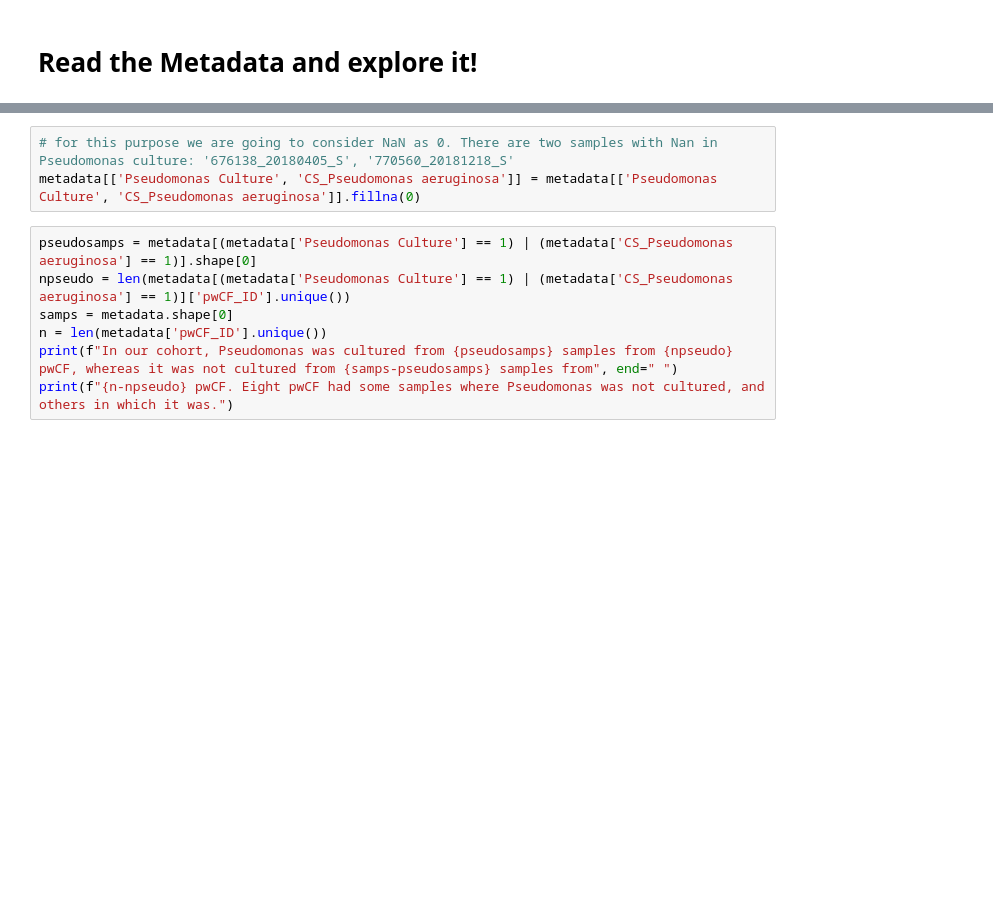
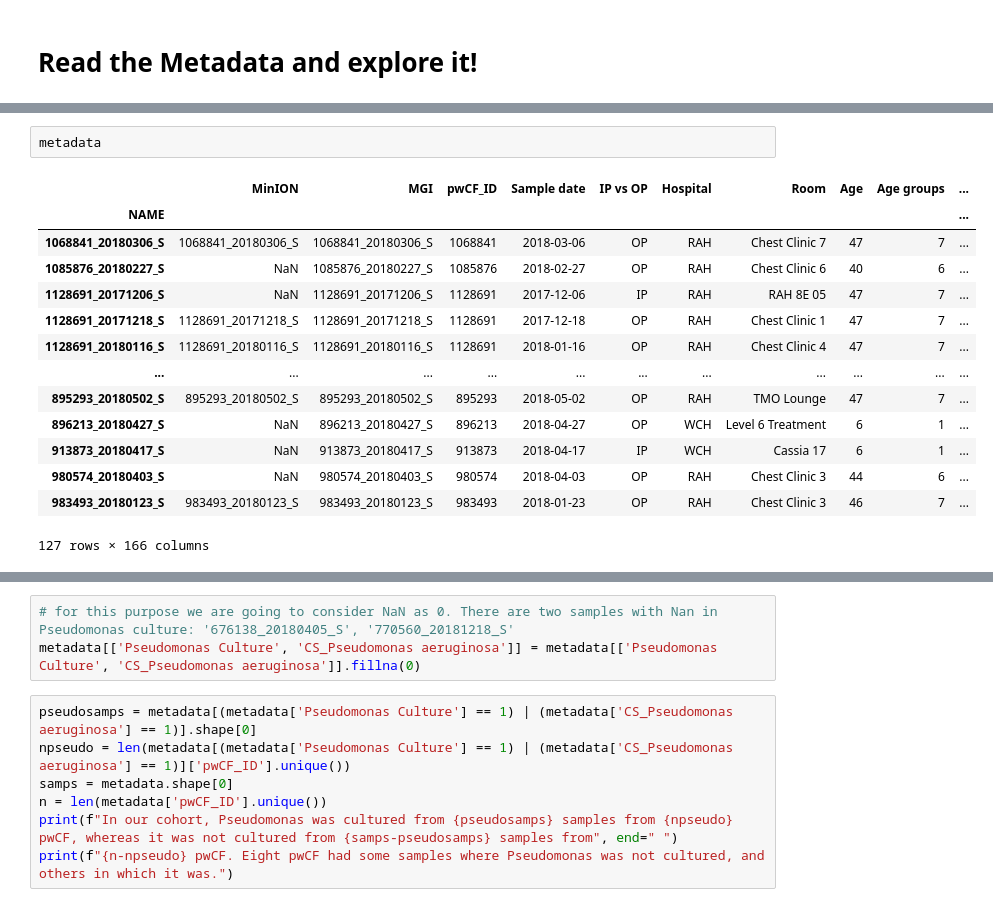
Before and after one commit to linsalrob/CF_Data_Analysis, a Jupyter notebook: Jupyter/Metadata.ipynb, the cells around one changed output, grey strips where cells are left out. Drawn from its saved outputs; the diff is of its cells as text; blank space fills up the shorter version.

Commit message:
normalising names to MinION

```diff
--- a/Jupyter/Metadata.ipynb
+++ b/Jupyter/Metadata.ipynb
@@ -29,0 +33,17 @@ FileNotFoundError: Error: Subsystems file: ../MGI/FunctionalAnalysis/subsystems/
+# %%
+metadata
+# %% [output]
+|  | MinION | MGI | pwCF_ID | Sample date | IP vs OP | Hospital | Room | Age | Age groups | ... |
+| NAME |  |  |  |  |  |  |  |  |  | ... |
+| 1068841_20180306_S | 1068841_20180306_S | 1068841_20180306_S | 1068841 | 2018-03-06 | OP | RAH | Chest Clinic 7 | 47 | 7 | ... |
+| 1085876_20180227_S | NaN | 1085876_20180227_S | 1085876 | 2018-02-27 | OP | RAH | Chest Clinic 6 | 40 | 6 | ... |
+| 1128691_20171206_S | NaN | 1128691_20171206_S | 1128691 | 2017-12-06 | IP | RAH | RAH 8E 05 | 47 | 7 | ... |
+| 1128691_20171218_S | 1128691_20171218_S | 1128691_20171218_S | 1128691 | 2017-12-18 | OP | RAH | Chest Clinic 1 | 47 | 7 | ... |
+| 1128691_20180116_S | 1128691_20180116_S | 1128691_20180116_S | 1128691 | 2018-01-16 | OP | RAH | Chest Clinic 4 | 47 | 7 | ... |
+| ... | ... | ... | ... | ... | ... | ... | ... | ... | ... | ... |
+| 895293_20180502_S | 895293_20180502_S | 895293_20180502_S | 895293 | 2018-05-02 | OP | RAH | TMO Lounge | 47 | 7 | ... |
+| 896213_20180427_S | NaN | 896213_20180427_S | 896213 | 2018-04-27 | OP | WCH | Level 6 Treatment | 6 | 1 | ... |
+| 913873_20180417_S | NaN | 913873_20180417_S | 913873 | 2018-04-17 | IP | WCH | Cassia 17 | 6 | 1 | ... |
+| 980574_20180403_S | NaN | 980574_20180403_S | 980574 | 2018-04-03 | OP | RAH | Chest Clinic 3 | 44 | 6 | ... |
+| 983493_20180123_S | 983493_20180123_S | 983493_20180123_S | 983493 | 2018-01-23 | OP | RAH | Chest Clinic 3 | 46 | 7 | ... |
+127 rows × 166 columns
```
Also changed, not shown: parts of 16 cells of this notebook, 2 other files.
